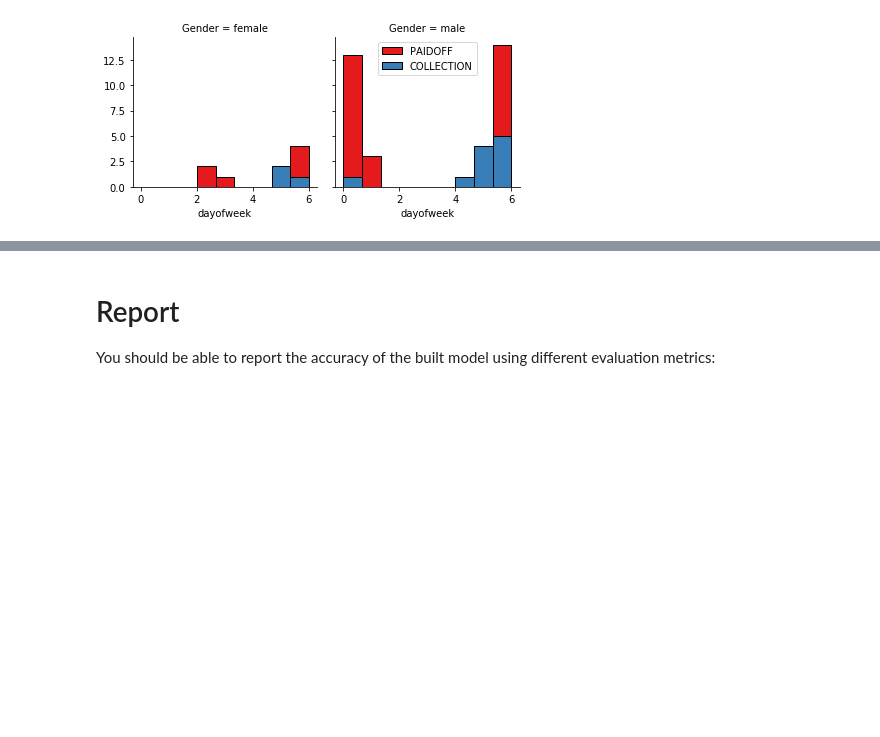
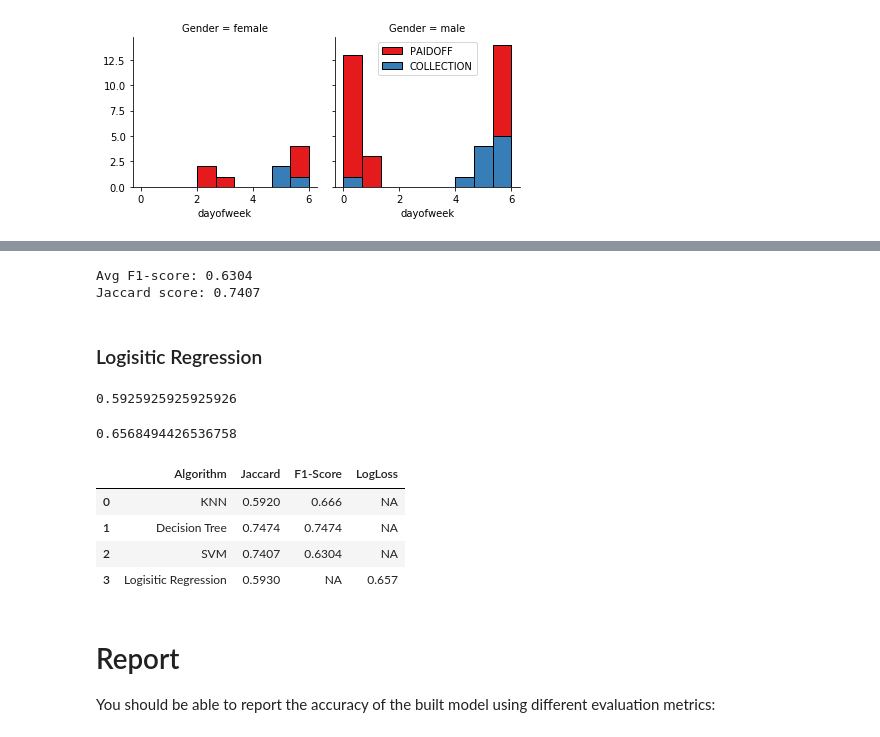
Before and after one commit to M00d5/cousera-captsone-project, a Jupyter notebook: Capstone_Project.ipynb, the cells around one changed output, grey strips where cells are left out. Saved outputs shown, nothing was run; the diff lists cells and outputs as text; code cells hidden in the pictures; blank space fills up the shorter version.

```diff
--- a/Capstone_Project.ipynb
+++ b/Capstone_Project.ipynb
@@ -748,0 +701,11 @@ ValueError: too many values to unpack (expected 2)
+# %%
+clf2 = svm.SVC(kernel='sigmoid')
+clf2.fit(X_train, y_train)
+yhat2 = clf2.predict(X_loan)
+print("Avg F1-score: %.4f" % f1_score(y_loan, yhat2, average='weighted'))
+print("Jaccard score: %.4f" % jaccard_similarity_score(y_loan, yhat2))
+# %% [output]
+Avg F1-score: 0.6304
+Jaccard score: 0.7407
+# %% [markdown]
+### Logisitic Regression
@@ -749,3 +715,22 @@ ValueError: too many values to unpack (expected 2)
+# %%
+jaccard_similarity_score(y_loan, yhat2)
+# %% [output]
+0.5925925925925926
+# %%
+print (log_loss(y_loan, yhat2_prob))
+# %% [output]
+0.6568494426536758
+# %%
+result = [['KNN',.592,.666,'NA'],['Decision Tree',.7474,.7474,'NA'],['SVM',.7407,.6304,'NA'],['Logisitic Regression',.593,'NA',.657]]
+dfres = pd.DataFrame(result,columns =['Algorithm','Jaccard','F1-Score','LogLoss'])
+
+dfres.reset_index(drop=True)
+# %% [output]
+|  | Algorithm | Jaccard | F1-Score | LogLoss |
+| 0 | KNN | 0.5920 | 0.666 | NA |
+| 1 | Decision Tree | 0.7474 | 0.7474 | NA |
+| 2 | SVM | 0.7407 | 0.6304 | NA |
+| 3 | Logisitic Regression | 0.5930 | NA | 0.657 |
 # %% [markdown]
 # Report
 You should be able to report the accuracy of the built model using different evaluation metrics:
```
Also changed, not shown: parts of 29 cells of this notebook.
